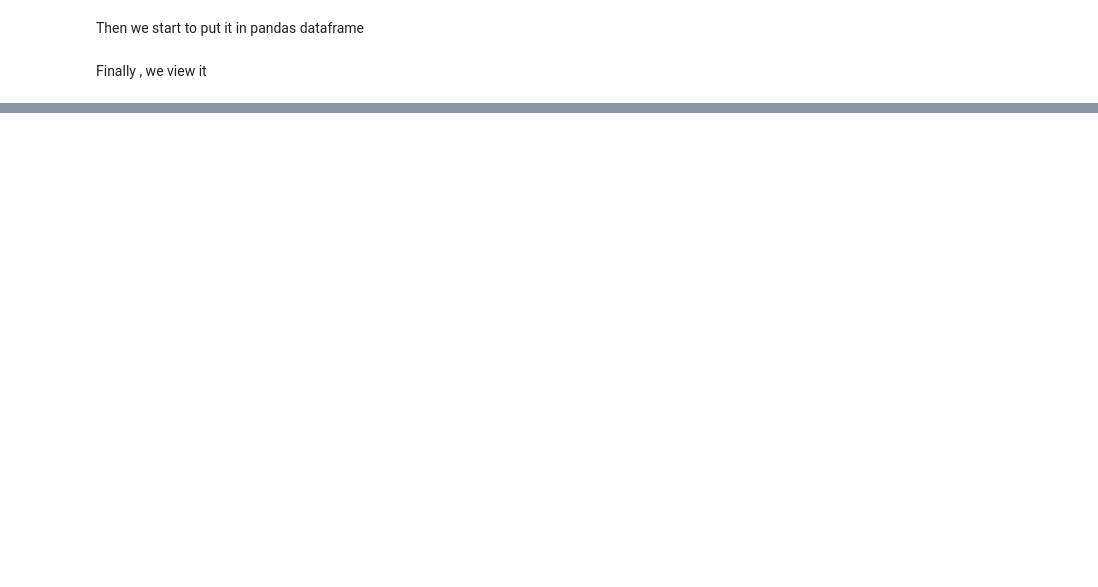
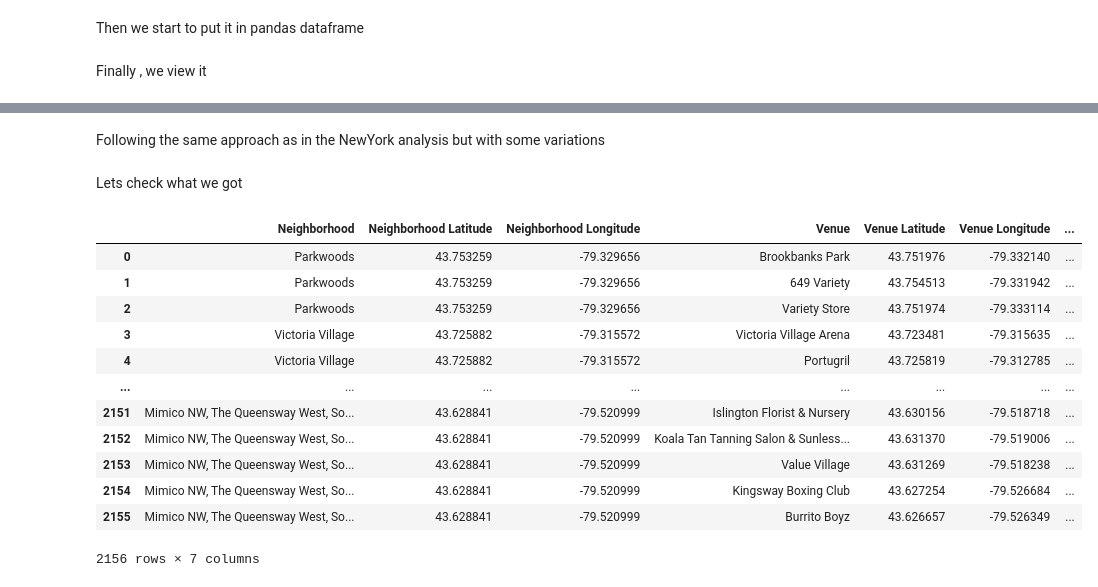
Before and after one commit to MinaRashad/Coursera_Capstone, a Jupyter notebook: Toronto_neighbourhoods.ipynb, the cells around one changed output, grey strips where cells are left out. Cells and saved outputs as stored; diff of their text form; code cells hidden in the pictures; blank space fills up the shorter version.

```diff
--- a/Toronto_neighbourhoods.ipynb
+++ b/Toronto_neighbourhoods.ipynb
@@ -73,0 +90,7 @@ df.head()
+# %%
+address = "Toronto, Ontario"
+geolocator = Nominatim(user_agent="ny_explorer")
+location = geolocator.geocode(address)
+latitude = location.latitude
+longitude = location.longitude
+print('The geograpical coordinate of Toronot are {}, {}.'.format(latitude, longitude))
@@ -73,0 +123,50 @@ df.head()
+# %% [markdown]
+Following the same approach as in the NewYork analysis but with some variations
+# %%
+def getNearbyVenues(names,latitudes,longitudes,radius=500,LIMIT=100):
+    venues_list = []
+    for name, lat, lng in zip(names, latitudes, longitudes):
+        url = f'https://api.foursquare.com/v2/venues/explore?&client_id={client_id}&client_secret={client_secret}&v={version}&ll={lat},{lng}&radius={radius}&limit={LIMIT}'
+
+        results = requests.get(url).json()["response"]['groups'][0]['items']
+
+        venues_list.append([(
+            name,
+            lat,
+            lng,
+            v['venue']['name'],
+            v['venue']['location']['lat'],
+            v['venue']['location']['lng'],
+            v['venue']['categories'][0]['name']) for v in results])
+
+    nearby_venues = pd.DataFrame([item for venue_list in venues_list for item in venue_list])
+    nearby_venues.columns = ['Neighborhood',
+                  'Neighborhood Latitude',
+                  'Neighborhood Longitude',
+                  'Venue',
+                  'Venue Latitude',
+                  'Venue Longitude',
+                  'Venue Category']
+
+    return(nearby_venues)
+# %%
+torontoVenues = getNearbyVenues(names=df['Neighborhood'],
+    latitudes=df["Latitude"], longitudes=df["Longitude"])
+# %% [markdown]
+Lets check what we got
+# %%
+torontoVenues
+# %% [output]
+|  | Neighborhood | Neighborhood Latitude | Neighborhood Longitude | Venue | Venue Latitude | Venue Longitude | ... |
+| 0 | Parkwoods | 43.753259 | -79.329656 | Brookbanks Park | 43.751976 | -79.332140 | ... |
+| 1 | Parkwoods | 43.753259 | -79.329656 | 649 Variety | 43.754513 | -79.331942 | ... |
+| 2 | Parkwoods | 43.753259 | -79.329656 | Variety Store | 43.751974 | -79.333114 | ... |
+| 3 | Victoria Village | 43.725882 | -79.315572 | Victoria Village Arena | 43.723481 | -79.315635 | ... |
+| 4 | Victoria Village | 43.725882 | -79.315572 | Portugril | 43.725819 | -79.312785 | ... |
+| ... | ... | ... | ... | ... | ... | ... | ... |
+| 2151 | Mimico NW, The Queensway West, So... | 43.628841 | -79.520999 | Islington Florist & Nursery | 43.630156 | -79.518718 | ... |
+| 2152 | Mimico NW, The Queensway West, So... | 43.628841 | -79.520999 | Koala Tan Tanning Salon & Sunless... | 43.631370 | -79.519006 | ... |
+| 2153 | Mimico NW, The Queensway West, So... | 43.628841 | -79.520999 | Value Village | 43.631269 | -79.518238 | ... |
+| 2154 | Mimico NW, The Queensway West, So... | 43.628841 | -79.520999 | Kingsway Boxing Club | 43.627254 | -79.526684 | ... |
+| 2155 | Mimico NW, The Queensway West, So... | 43.628841 | -79.520999 | Burrito Boyz | 43.626657 | -79.526349 | ... |
+2156 rows × 7 columns
```
Also changed, not shown: parts of 27 cells of this notebook, 2 other files.
